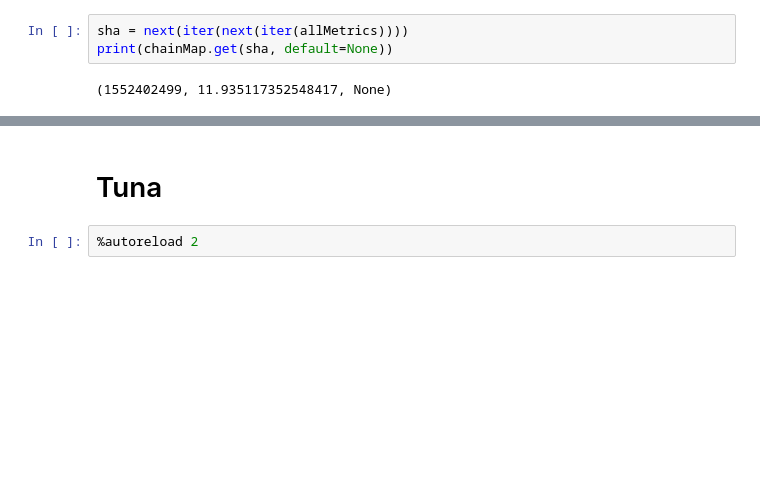
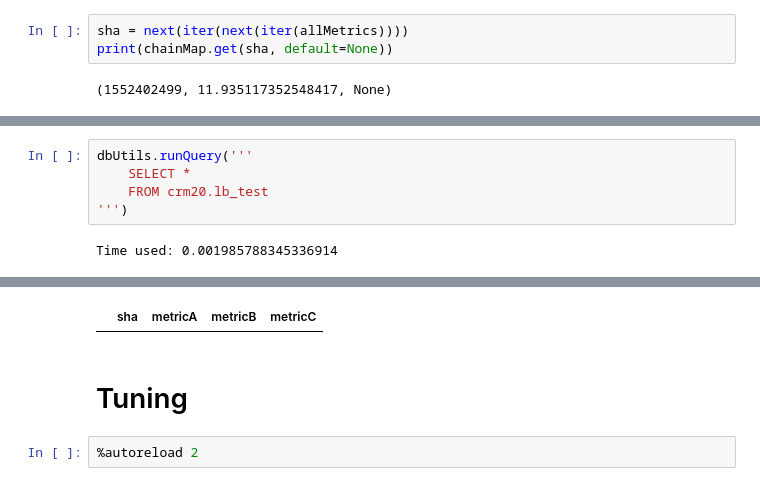
Before and after one commit to LeonBein/CRM20, a Jupyter notebook: RepoAnalysis.ipynb, the cells around one changed output, grey strips where cells are left out. Saved outputs shown, nothing was run; the diff lists cells and outputs as text; blank space fills up the shorter version.

```diff
--- a/RepoAnalysis.ipynb
+++ b/RepoAnalysis.ipynb
@@ -277,0 +319,7 @@ print(chainMap.get(sha, default=None))
+# %%
+dbUtils.runQuery('''
+    SELECT *
+    FROM crm20.lb_test
+''')
+# %% [output]
+Time used: 0.001985788345336914
@@ -278,5 +327,6 @@ print(chainMap.get(sha, default=None))
+|  | sha | metricA | metricB | metricC |
 # %% [markdown]
-# Tuna
+# Tuning
 # %%
 %autoreload 2
 # %%
```
Also changed, not shown: parts of 9 cells of this notebook, 1 other file.
